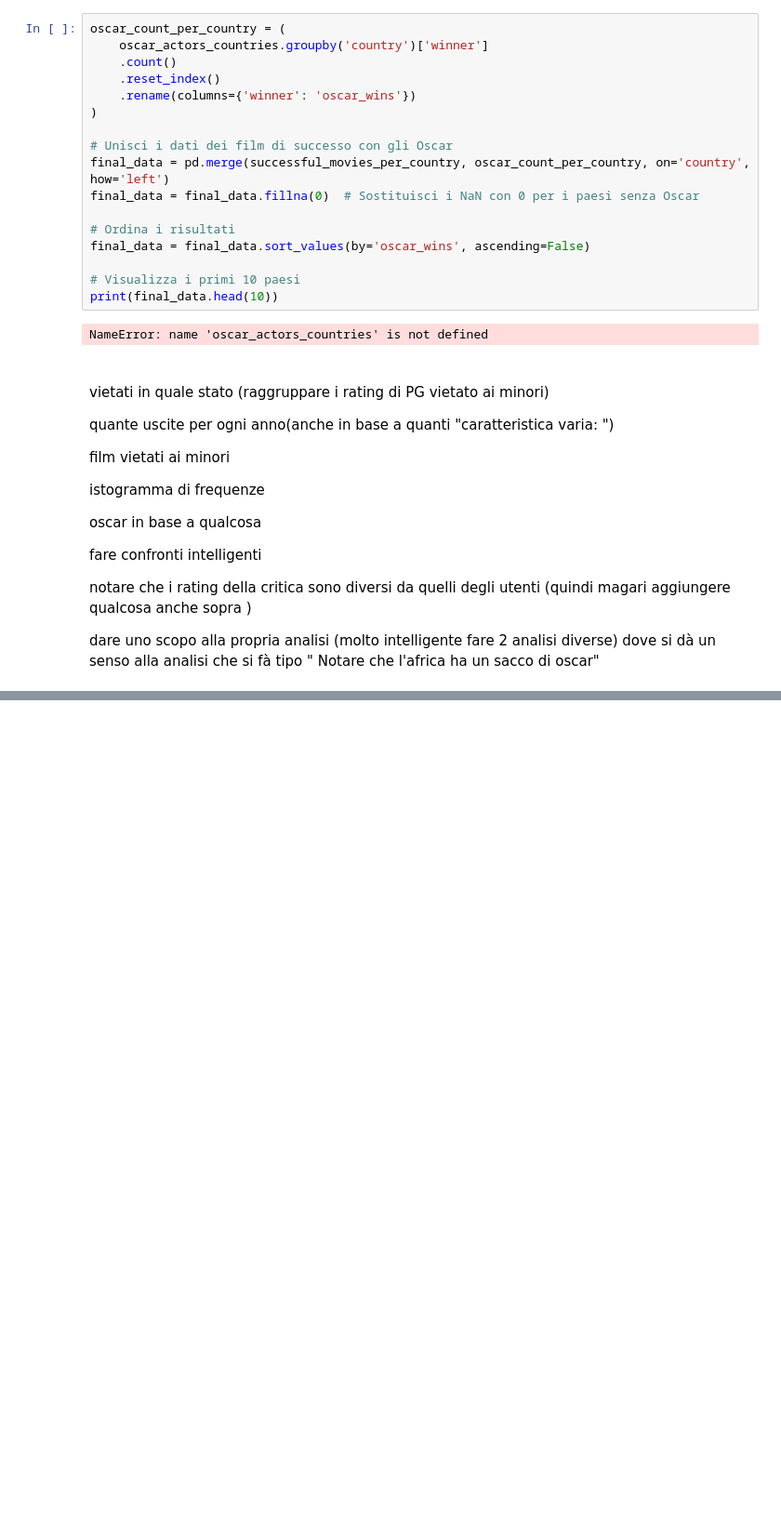
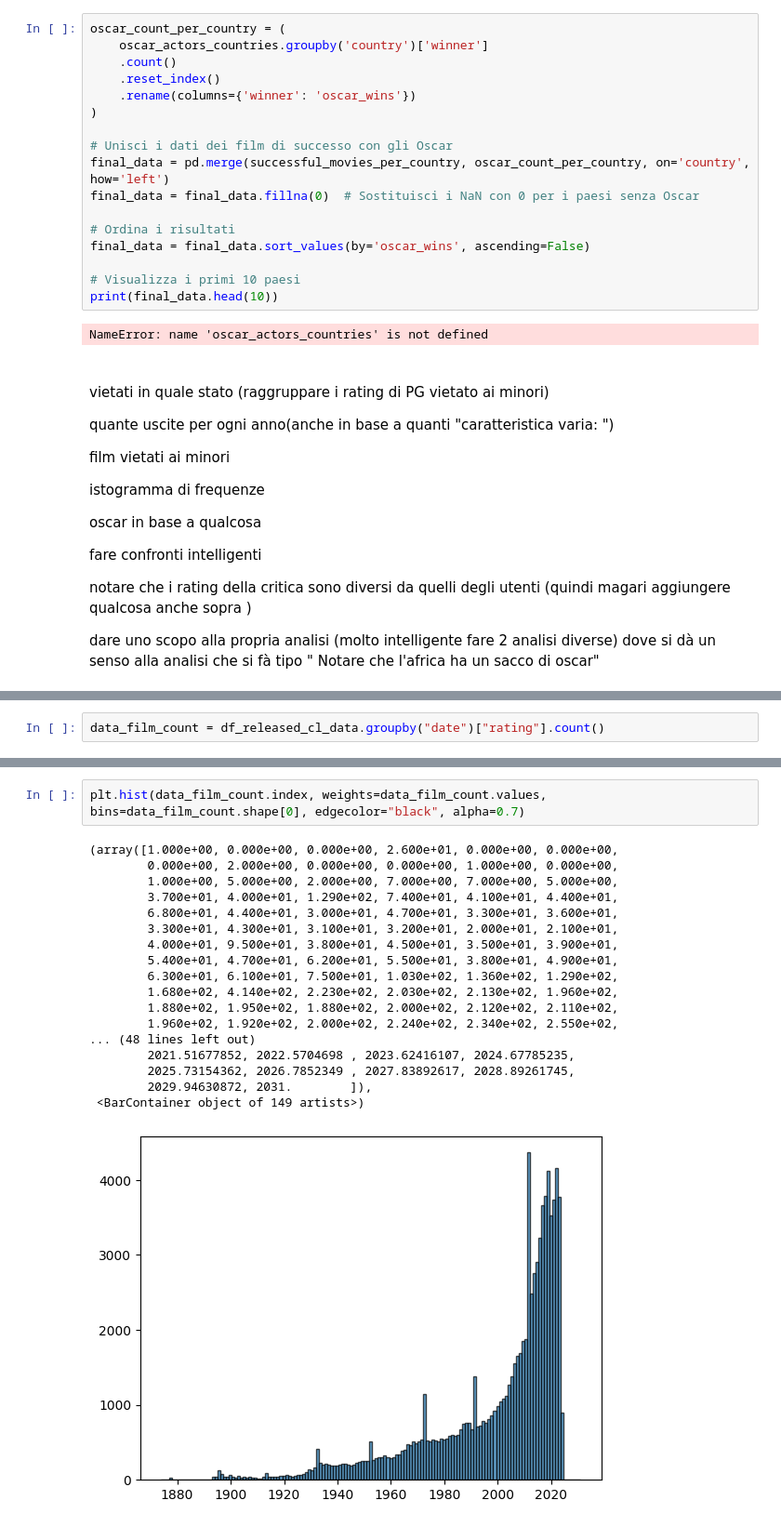
Before and after one commit to GabrieBu/freshcarrots, a Jupyter notebook: ium_Notebook/Cleaning.ipynb, the cells around one changed output, grey strips where cells are left out. Shown at 93% size. Drawn from its saved outputs; the diff is of its cells as text; blank space fills up the shorter version.

```diff
--- a/ium_Notebook/Cleaning.ipynb
+++ b/ium_Notebook/Cleaning.ipynb
@@ -889,0 +923,2 @@ dove si dà un senso alla analisi che si fà tipo " Notare che l'africa ha un sa
+# %%
+data_film_count = df_released_cl_data.groupby("date")["rating"].count()
@@ -889,0 +941,21 @@ dove si dà un senso alla analisi che si fà tipo " Notare che l'africa ha un sa
+# %%
+plt.hist(data_film_count.index, weights=data_film_count.values, bins=data_film_count.shape[0], edgecolor="black", alpha=0.7)
+# %% [output]
+(array([1.000e+00, 0.000e+00, 0.000e+00, 2.600e+01, 0.000e+00, 0.000e+00,
+        0.000e+00, 2.000e+00, 0.000e+00, 0.000e+00, 1.000e+00, 0.000e+00,
+        1.000e+00, 5.000e+00, 2.000e+00, 7.000e+00, 7.000e+00, 5.000e+00,
+        3.700e+01, 4.000e+01, 1.290e+02, 7.400e+01, 4.100e+01, 4.400e+01,
+        6.800e+01, 4.400e+01, 3.000e+01, 4.700e+01, 3.300e+01, 3.600e+01,
+        3.300e+01, 4.300e+01, 3.100e+01, 3.200e+01, 2.000e+01, 2.100e+01,
+        4.000e+01, 9.500e+01, 3.800e+01, 4.500e+01, 3.500e+01, 3.900e+01,
+        5.400e+01, 4.700e+01, 6.200e+01, 5.500e+01, 3.800e+01, 4.900e+01,
+        6.300e+01, 6.100e+01, 7.500e+01, 1.030e+02, 1.360e+02, 1.290e+02,
+        1.680e+02, 4.140e+02, 2.230e+02, 2.030e+02, 2.130e+02, 1.960e+02,
+        1.880e+02, 1.950e+02, 1.880e+02, 2.000e+02, 2.120e+02, 2.110e+02,
+        1.960e+02, 1.920e+02, 2.000e+02, 2.240e+02, 2.340e+02, 2.550e+02,
+... (48 lines left out)
+        2021.51677852, 2022.5704698 , 2023.62416107, 2024.67785235,
+        2025.73154362, 2026.7852349 , 2027.83892617, 2028.89261745,
+        2029.94630872, 2031.        ]),
+ <BarContainer object of 149 artists>)
+[figure, added]
```
Also changed, not shown: parts of 35 cells of this notebook.
